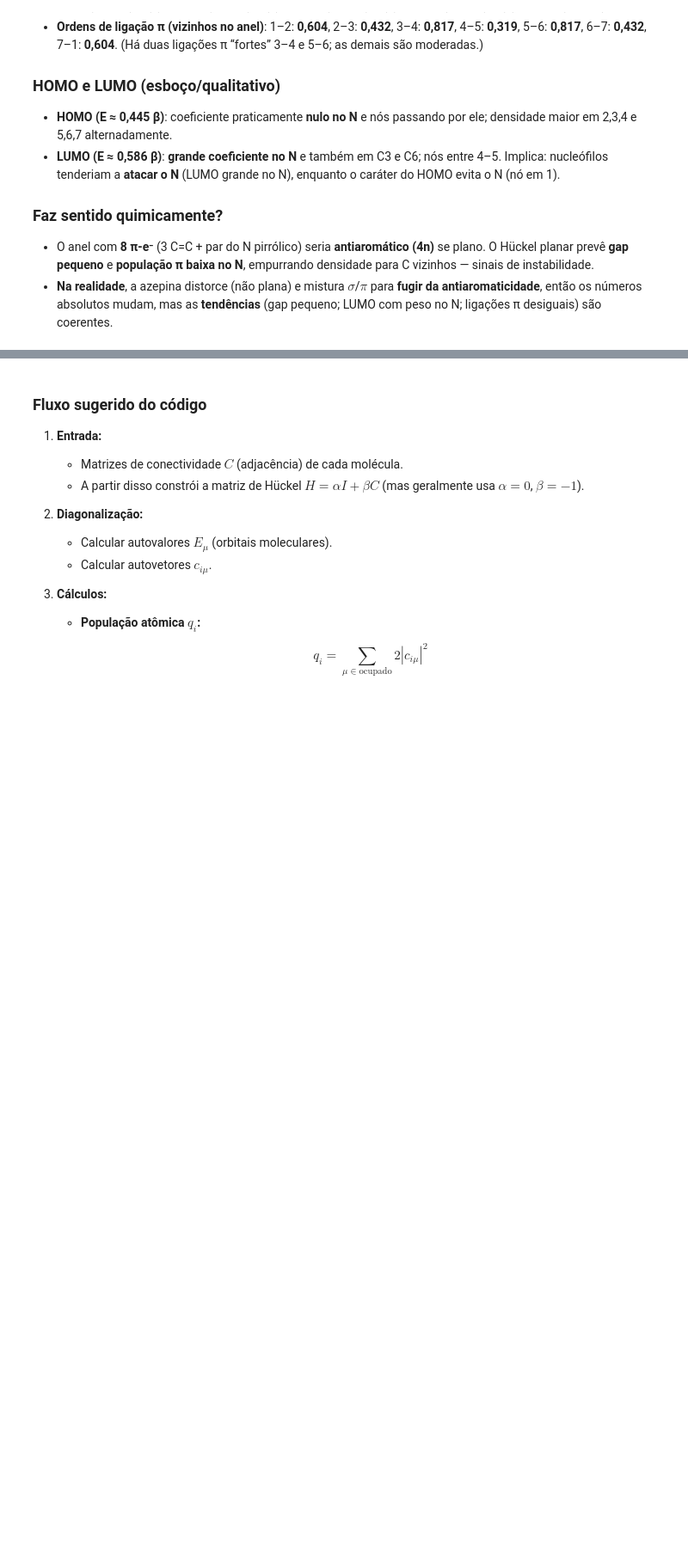
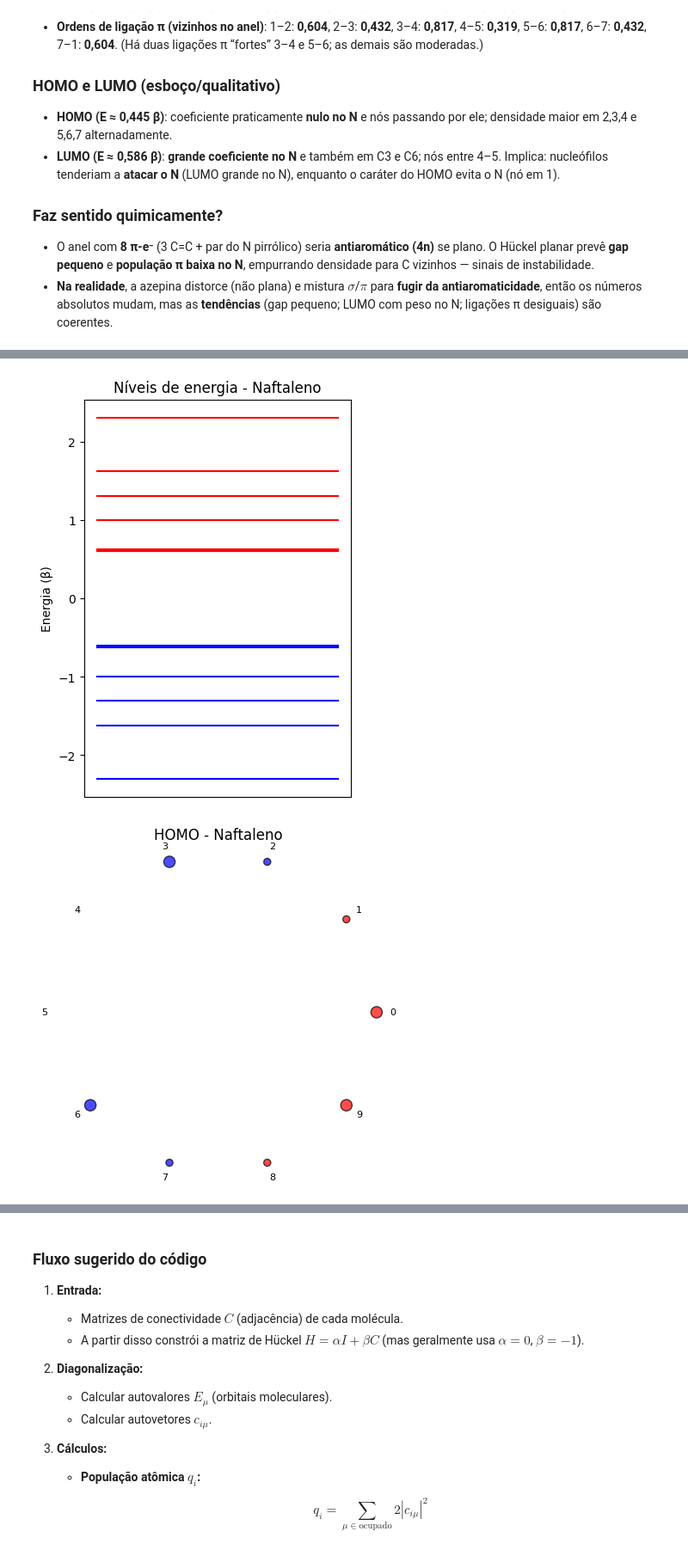
Before and after one commit to gabireisch/av8, a Jupyter notebook: av8.ipynb, the cells around one changed output, grey strips where cells are left out. Shown at 86% size. Drawn from its saved outputs; the diff is of its cells as text; code cells hidden in the pictures; blank space fills up the shorter version.

```diff
--- a/av8.ipynb
+++ b/av8.ipynb
@@ -527,0 +389,46 @@ Quer que eu também gere um **esboço do anel numerado** para cada aceno, com os
+# %%
+# 1. Stick plot de níveis de energia
+def plot_stick(E, n_occ, name):
+    plt.figure(figsize=(4,6))
+    for i, e in enumerate(E):
+        color = "blue" if i < n_occ else "red"
+        lw = 3 if i in [n_occ-1, n_occ] else 1.5  # destaque HOMO e LUMO
+        plt.hlines(e, 0, 1, colors=color, linewidth=lw)
+    plt.title(f"Níveis de energia - {name}")
+    plt.ylabel("Energia (β)")
+    plt.xticks([])
+    plt.show()
+
+# 2. Mapas HOMO e LUMO
+def plot_orbital(C, orbital_index, name, title):
+    coeffs = C[:, orbital_index]
+    sizes = 500 * coeffs**2  # área proporcional ao quadrado do coeficiente
+    colors = ["red" if c > 0 else "blue" for c in coeffs]
+
+    # representando os sítios em círculo
+    N = len(coeffs)
+    theta = np.linspace(0, 2*np.pi, N, endpoint=False)
+    x, y = np.cos(theta), np.sin(theta)
+
+    plt.figure(figsize=(5,5))
+    plt.scatter(x, y, s=sizes, c=colors, alpha=0.7, edgecolors="k")
+    for i, (xi, yi) in enumerate(zip(x,y)):
+        plt.text(xi*1.1, yi*1.1, str(i), ha="center", va="center", fontsize=8)
+    plt.title(f"{title} - {name}")
+    plt.axis("equal")
+    plt.axis("off")
+    plt.show()
+
+# EXECUTAR PARA TODAS AS MOLÉCULAS
+for name, res in results.items():
+    E, C, n_occ = res["E"], res["C"], len(res["C"])//2
+
+    # Stick plot
+    plot_stick(E, n_occ, name)
+
+    # HOMO (n_occ-1) e LUMO (n_occ)
+    plot_orbital(C, n_occ-1, name, "HOMO")
+    plot_orbital(C, n_occ, name, "LUMO")
+# %% [output]
+[figure, added]
+[figure, added]
```
Also changed, not shown: parts of 18 cells of this notebook.
